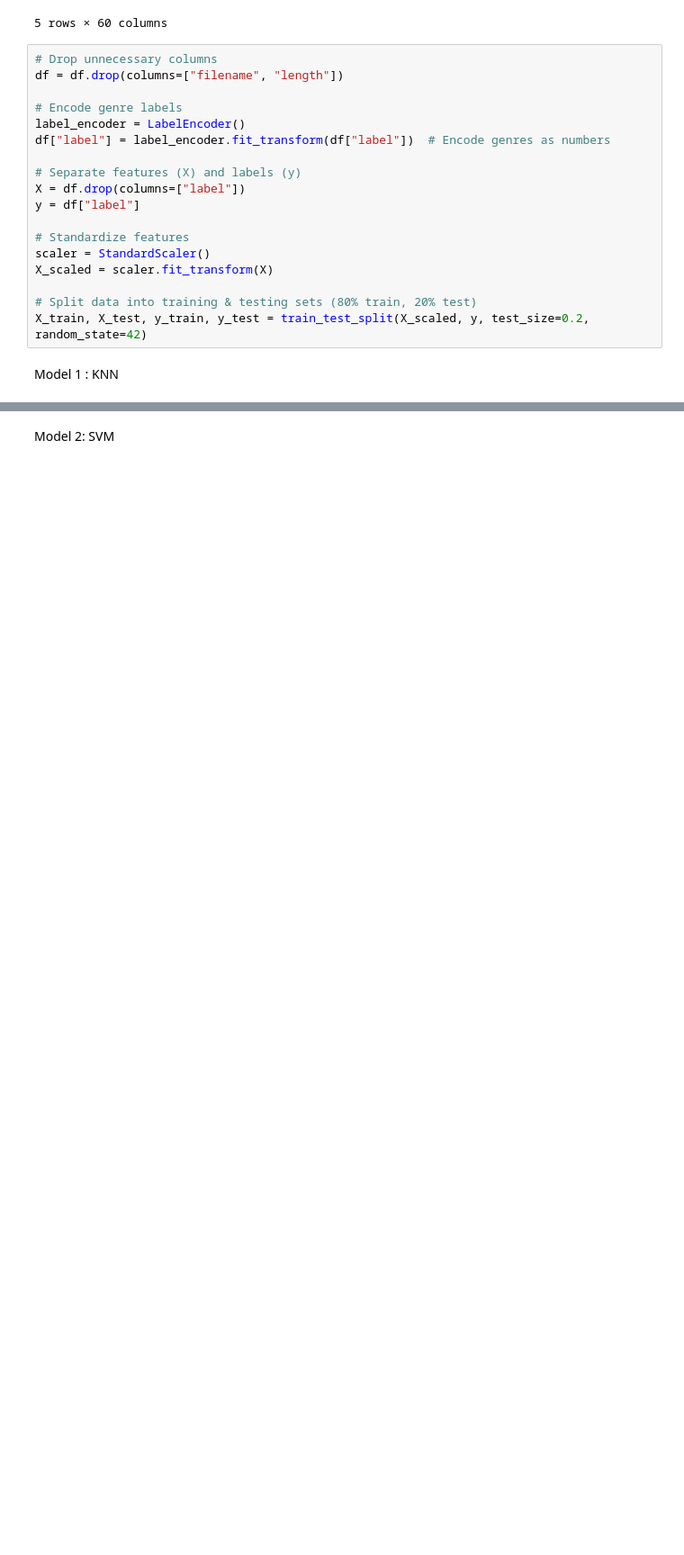
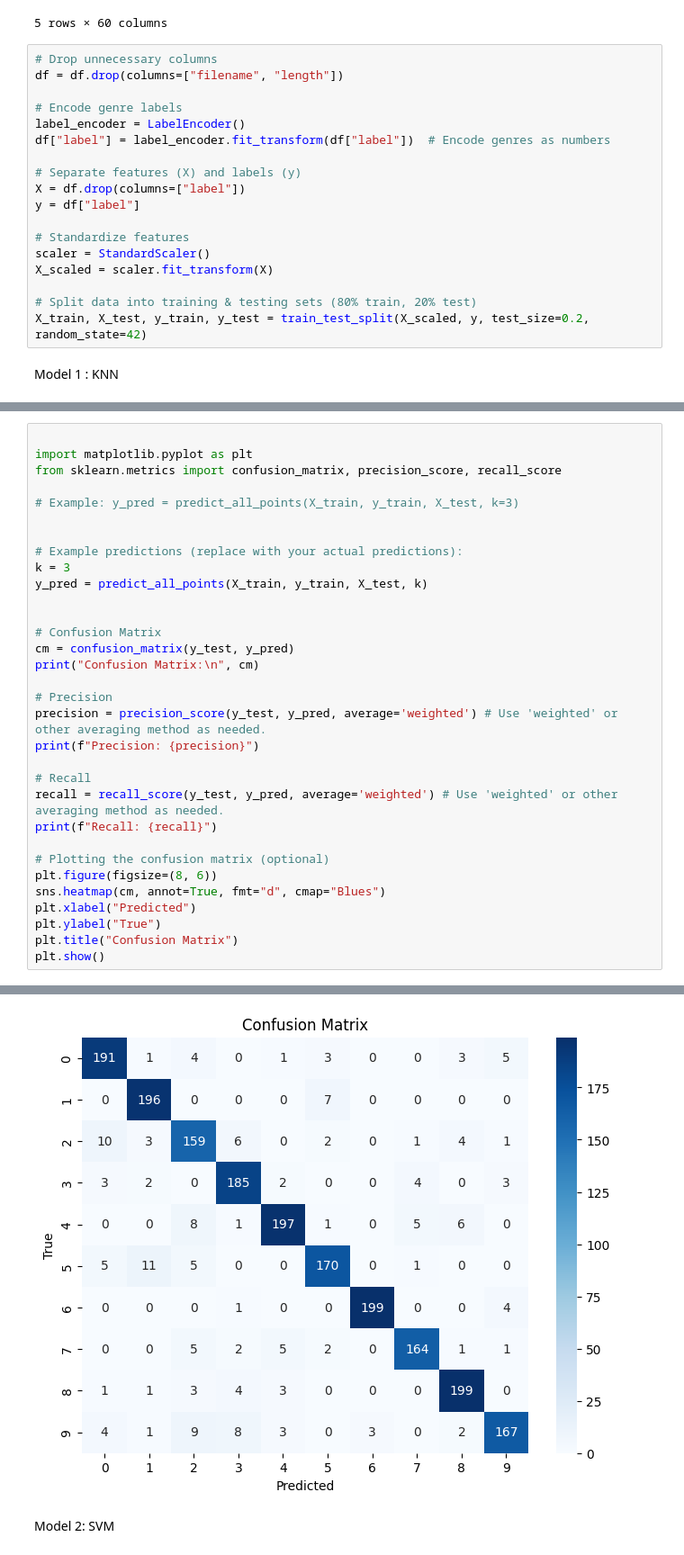
Before and after one commit to Saumi18/Music-Genre-Classification, a Jupyter notebook: Music_Genre_Classification.ipynb, the cells around one changed output, grey strips where cells are left out. Shown at 90% size. Drawn from its saved outputs; the diff is of its cells as text; blank space fills up the shorter version.

```diff
--- a/Music_Genre_Classification.ipynb
+++ b/Music_Genre_Classification.ipynb
@@ -127,0 +115,33 @@ Text(0.5, 1.0, 'KNN Training Accuracy for Different k Values')
+# %%
+
+import matplotlib.pyplot as plt
+from sklearn.metrics import confusion_matrix, precision_score, recall_score
+
+# Example: y_pred = predict_all_points(X_train, y_train, X_test, k=3)
+
+
+# Example predictions (replace with your actual predictions):
+k = 3
+y_pred = predict_all_points(X_train, y_train, X_test, k)
+
+
+# Confusion Matrix
+cm = confusion_matrix(y_test, y_pred)
+print("Confusion Matrix:\n", cm)
+
+# Precision
+precision = precision_score(y_test, y_pred, average='weighted') # Use 'weighted' or other averaging method as needed.
+print(f"Precision: {precision}")
+
+# Recall
+recall = recall_score(y_test, y_pred, average='weighted') # Use 'weighted' or other averaging method as needed.
+print(f"Recall: {recall}")
+
+# Plotting the confusion matrix (optional)
+plt.figure(figsize=(8, 6))
+sns.heatmap(cm, annot=True, fmt="d", cmap="Blues")
+plt.xlabel("Predicted")
+plt.ylabel("True")
+plt.title("Confusion Matrix")
+plt.show()
+# %% [output]
@@ -128,3 +161,4 @@ Text(0.5, 1.0, 'KNN Training Accuracy for Different k Values')
+[figure, added]
 # %% [markdown]
 Model 2: SVM
 # %%
```
Also changed, not shown: parts of 8 cells of this notebook.
